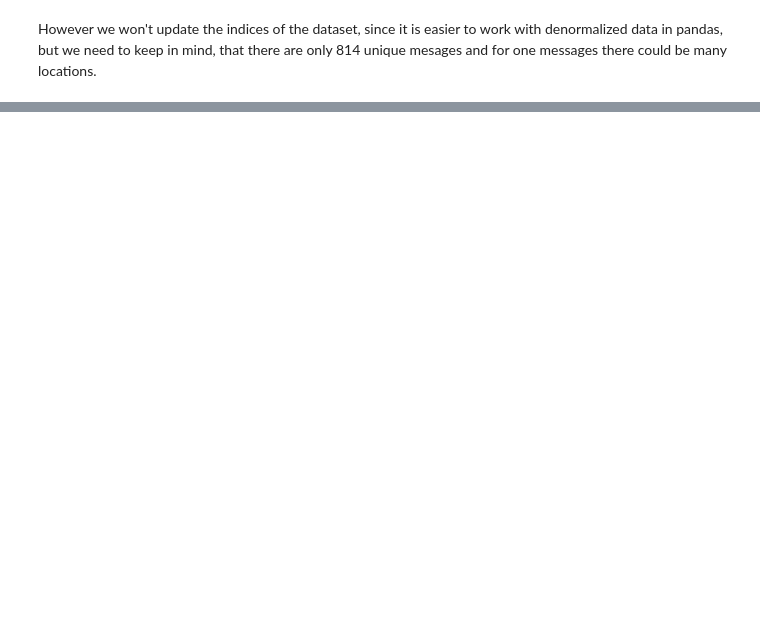
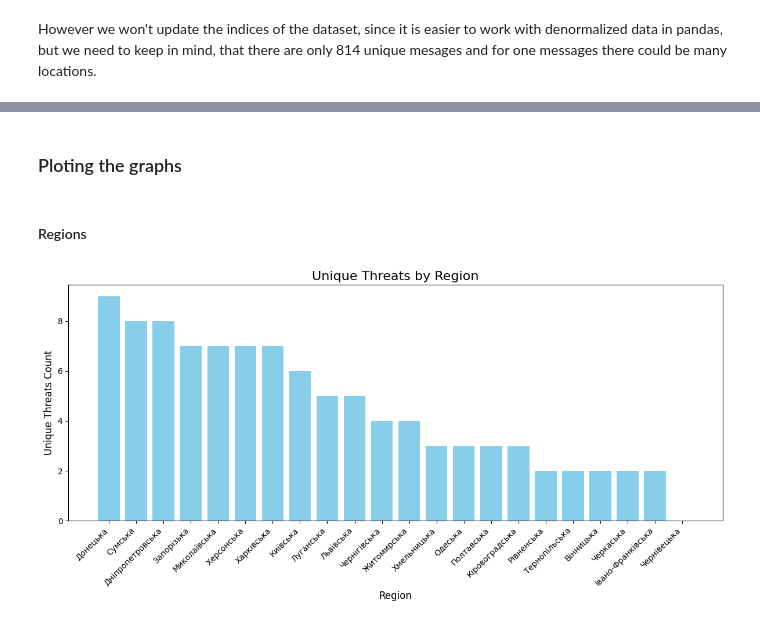
Before and after one commit to draklowell/eda-lab, a Jupyter notebook: notebook.ipynb, the cells around one changed output, grey strips where cells are left out. Drawn from its saved outputs; the diff is of its cells as text; code cells hidden in the pictures; blank space fills up the shorter version.

Commit message:
keywords analysis

```diff
--- a/notebook.ipynb
+++ b/notebook.ipynb
@@ -254,0 +324,22 @@ However we won't update the indices of the dataset, since it is easier to work w
+# %%
+def count_unique_threats_by_region(df, keywords):
+    results = []
+    grouped = df.groupby("region")
+
+    for region, group in grouped:
+
+        combined_messages = ' '.join(group["message_text"].dropna())
+
+        unique_threats = 0
+        for keyword in keywords:
+            keyword_regex = re.compile(re.escape(keyword), flags=re.IGNORECASE | re.UNICODE)
+            if keyword_regex.search(combined_messages):
+                unique_threats += 1
+
+        results.append({"Region": region, "Unique threats count": unique_threats})
+
+    return pd.DataFrame(results)
+
+region_threat = count_unique_threats_by_region(dataset, keywords)
+region_threat.sort_values(by="Unique threats count", ascending=False, inplace=True)
+region_threat
@@ -254,0 +364,15 @@ However we won't update the indices of the dataset, since it is easier to work w
+# %% [markdown]
+### Ploting the graphs
+# %% [markdown]
+#### Regions
+# %%
+plt.figure(figsize=(12, 6))
+plt.bar(region_threat["Region"], region_threat["Unique threats count"], color="skyblue")
+plt.title("Unique Threats by Region", fontsize=16)
+plt.xlabel("Region", fontsize=12)
+plt.ylabel("Unique Threats Count", fontsize=12)
+plt.xticks(rotation=45, ha="right")
+plt.tight_layout()
+plt.show()
+# %% [output]
+[figure, added]
```
Also changed, not shown: parts of 9 cells of this notebook, 1 other file.
